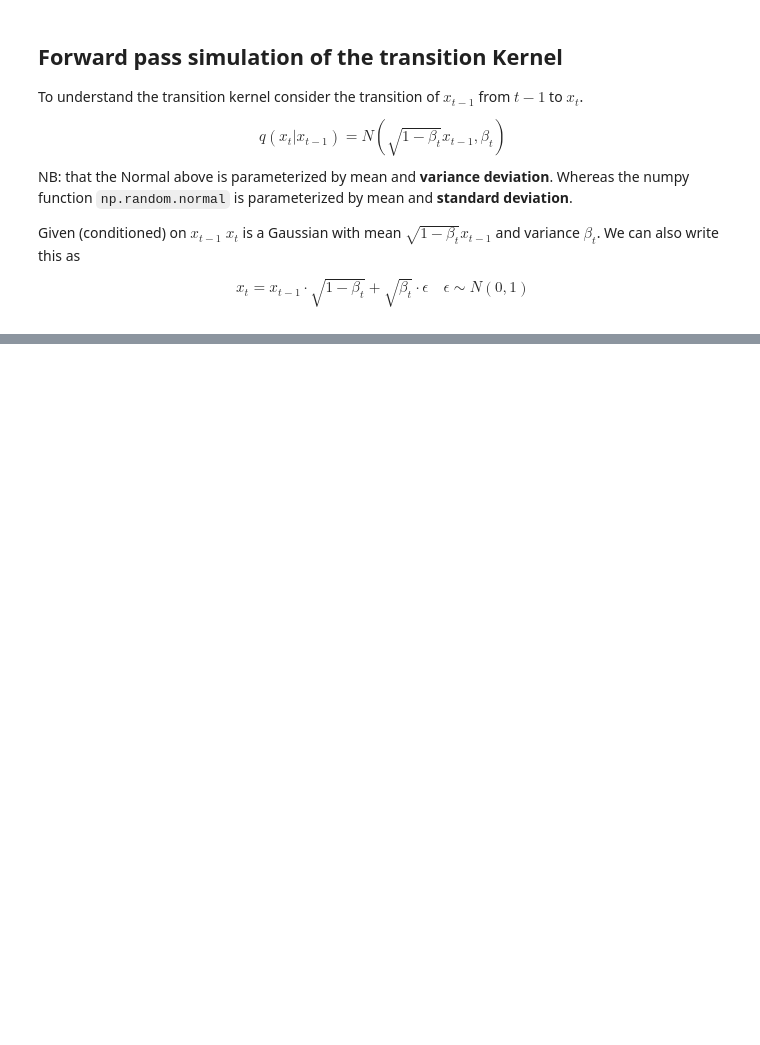
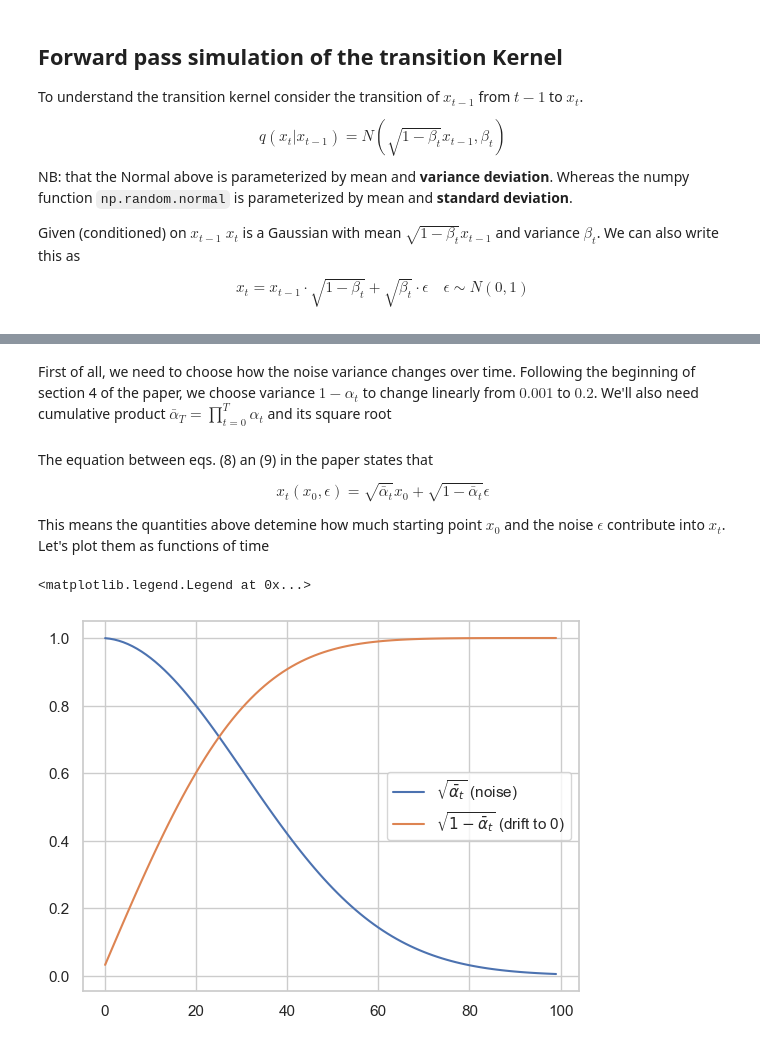
Before and after one commit to ioskn/mldl_htwg, a Jupyter notebook: diffusion/diffusion.ipynb, the cells around one changed output, grey strips where cells are left out. Drawn from its saved outputs; the diff is of its cells as text; code cells hidden in the pictures; blank space fills up the shorter version.

```diff
--- a/diffusion/diffusion.ipynb
+++ b/diffusion/diffusion.ipynb
@@ -171,0 +202,27 @@ plt.show()
+# %%
+x0 = -5        # "realistic" sample which the model needs to learn to generate
+x0 = torch.tensor(xt0, dtype=torch.float32)
+n_steps = 100  # number of denoising time steps
+# %% [markdown]
+First of all, we need to choose how the noise variance changes over time. Following the beginning of section 4 of the paper, we choose variance $1 - \alpha_t$ to change linearly from $0.001$ to $0.2$. We'll also need cumulative product $\bar\alpha_{T} = \prod\limits_{t=0}^{T} \alpha_{t}$ and its square root
+# %%
+alphas = 1. - torch.linspace(0.001, 0.2, n_steps)
+alphas_cumprod = torch.cumprod(alphas, axis=0)
+
+sqrt_alphas_cumprod = torch.sqrt(alphas_cumprod)
+sqrt_one_minus_alphas_cumprod = torch.sqrt(1 - sqrt_alphas_cumprod ** 2)
+# %% [markdown]
+The equation between eqs. (8) an (9) in the paper states that
+
+$$
+x_t(x_0, \epsilon) = \sqrt{\bar\alpha_t} x_0 + \sqrt{1 - \bar\alpha_t} \epsilon
+$$
+
+This means the quantities above detemine how much starting point $x_0$ and the noise $\epsilon$ contribute into $x_t$. Let's plot them as functions of time
+# %%
+plt.plot(sqrt_alphas_cumprod, label=r"$\sqrt{\bar{\alpha}_t}$ (noise)")
+plt.plot(sqrt_one_minus_alphas_cumprod, label=r"$\sqrt{1-\bar{\alpha}_t}$ (drift to 0)")
+plt.legend()
+# %% [output]
+<matplotlib.legend.Legend at 0x...>
+[figure, added]
```
Also changed, not shown: parts of 30 cells of this notebook, 5 other files.
